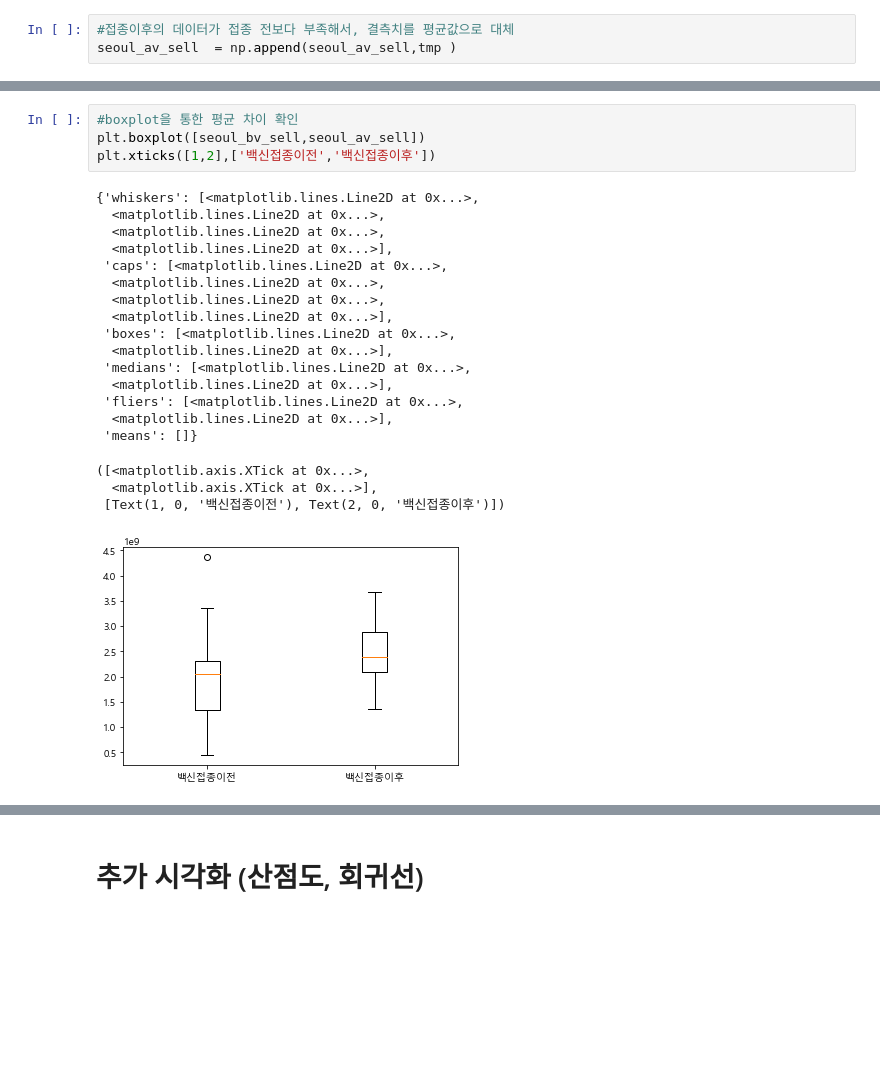
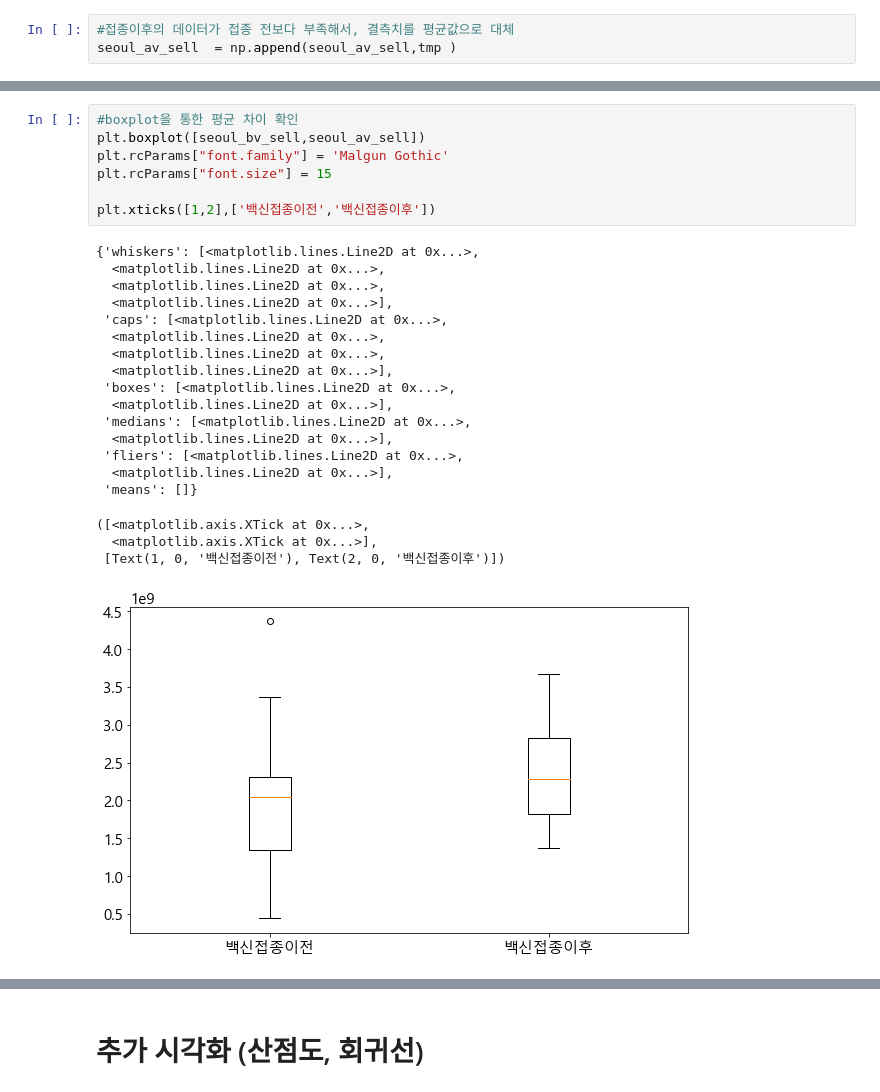
Before and after one commit to vvspearlvvs/MultiCampus_Project, a Jupyter notebook: 데이터_분석/댁경/03_서울 백신접종 전후 분석.ipynb, the cells around one changed output, grey strips where cells are left out. Saved outputs shown, nothing was run; the diff lists cells and outputs as text; blank space fills up the shorter version.

```diff
--- a/데이터_분석/댁경/03_서울 백신접종 전후 분석.ipynb
+++ b/데이터_분석/댁경/03_서울 백신접종 전후 분석.ipynb
@@ -138,27 +165,30 @@ array([2370034110, 2089378170, 2156717370, 2394668990, 1826626560,
 # %%
 #boxplot을 통한 평균 차이 확인
 plt.boxplot([seoul_bv_sell,seoul_av_sell])
+plt.rcParams["font.family"] = 'Malgun Gothic'
+plt.rcParams["font.size"] = 15
+
 plt.xticks([1,2],['백신접종이전','백신접종이후'])
 # %% [output]
 {'whiskers': [<matplotlib.lines.Line2D at 0x...>,
   <matplotlib.lines.Line2D at 0x...>,
   <matplotlib.lines.Line2D at 0x...>,
   <matplotlib.lines.Line2D at 0x...>],
  'caps': [<matplotlib.lines.Line2D at 0x...>,
   <matplotlib.lines.Line2D at 0x...>,
   <matplotlib.lines.Line2D at 0x...>,
   <matplotlib.lines.Line2D at 0x...>],
  'boxes': [<matplotlib.lines.Line2D at 0x...>,
   <matplotlib.lines.Line2D at 0x...>],
  'medians': [<matplotlib.lines.Line2D at 0x...>,
   <matplotlib.lines.Line2D at 0x...>],
  'fliers': [<matplotlib.lines.Line2D at 0x...>,
   <matplotlib.lines.Line2D at 0x...>],
  'means': []}
 ([<matplotlib.axis.XTick at 0x...>,
   <matplotlib.axis.XTick at 0x...>],
  [Text(1, 0, '백신접종이전'), Text(2, 0, '백신접종이후')])
-[figure, old version]
+[figure, new version]
 # %%
 shapiro(seoul_av_sell-seoul_bv_sell)
 # 귀무가설 :데이터는 정규분포 이다.
```
Also changed, not shown: parts of 22 cells of this notebook, 3 other files.
